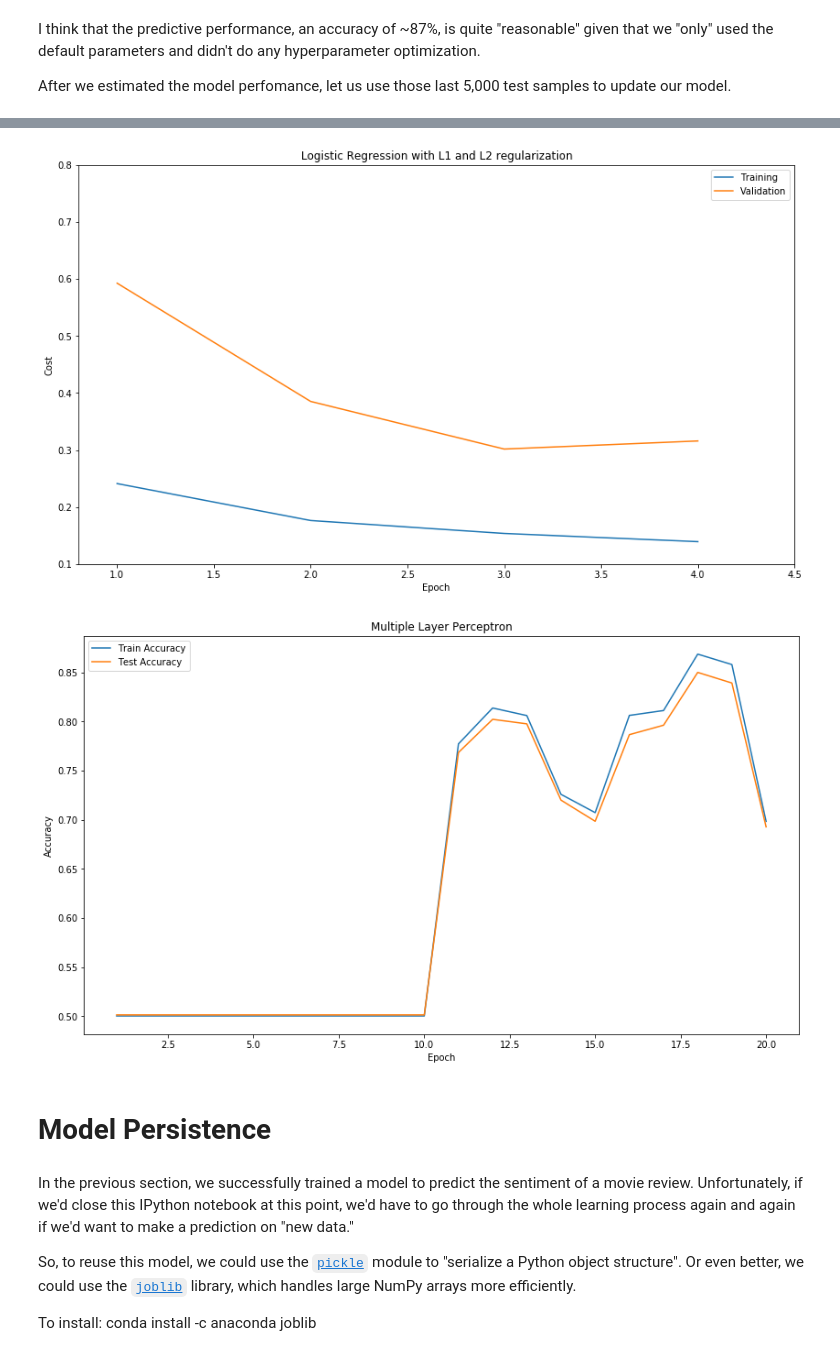
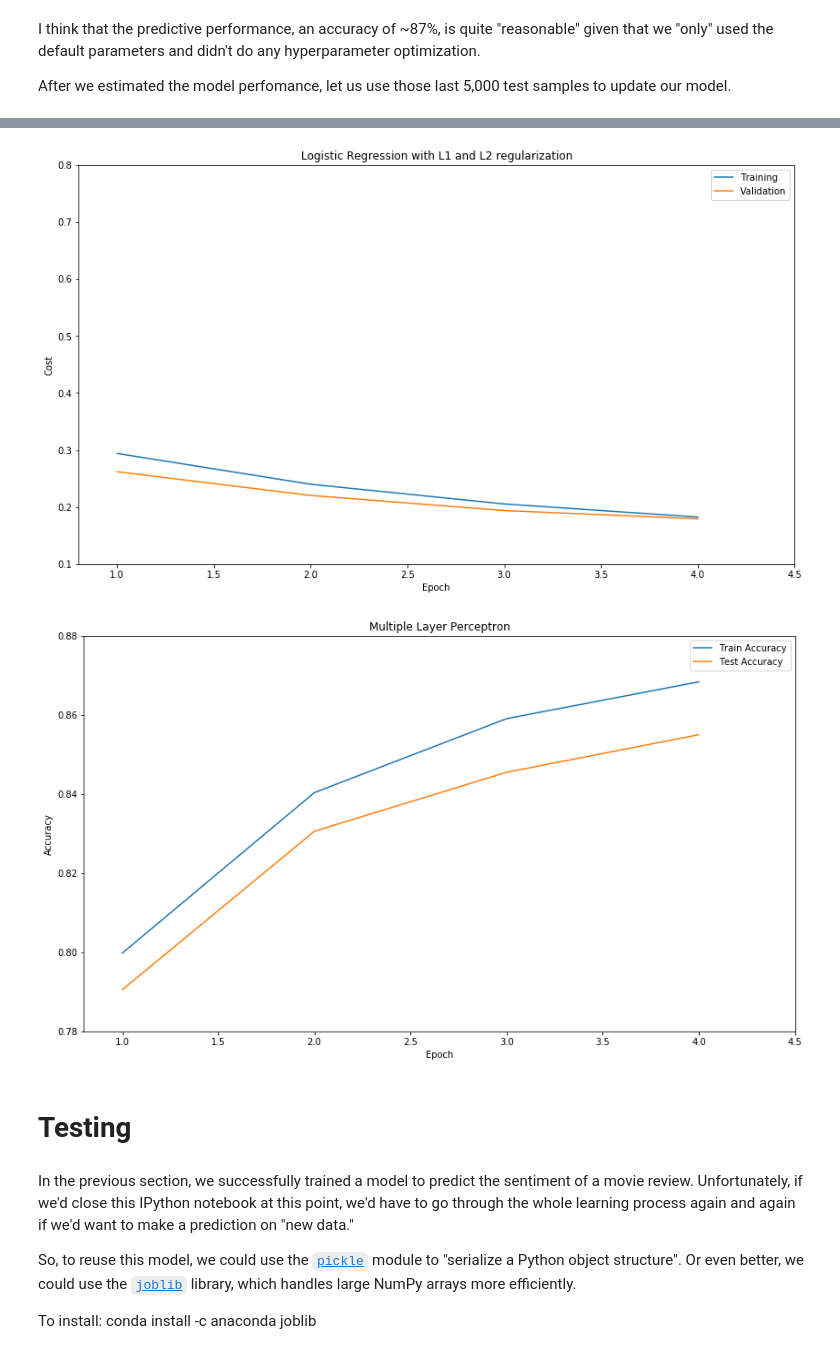
Before and after one commit to bsharma2/mlp-sentiment-analysis, a Jupyter notebook: NeuralNetworksSemana3.ipynb, the cells around one changed output, grey strips where cells are left out. Drawn from its saved outputs; the diff is of its cells as text; code cells hidden in the pictures.

```diff
--- a/NeuralNetworksSemana3.ipynb
+++ b/NeuralNetworksSemana3.ipynb
@@ -479,9 +509,6 @@ class Multilayer:
         self.b3 = self.b3 - db3 * self.lr
 
         return cost
-# %%
-n, m = X_train.shape
-net  = Multilayer(input_size=m, hid_units1=10, hid_units2=2, lr=5e-4, lambda_1=1e-8, lambda_2=1e-8)
 # %%
 def train_model(X, y, batch1, batch2, iterations, stepplot):
 
@@ -585,26 +631,31 @@ plt.show()
 # %%
-ep = np.arange(1, it + 1, 1)
+ep = np.arange(1, its + 1, 1)
 
+train_epoch = history['loss_epoch']
+valid_epoch = history['loss_valid']
 fig, ax = plt.subplots(figsize=(14, 8))
 l1 , l2   = ax.plot(ep, train_epoch, ep, valid_epoch)
 ax.set(xlabel='Epoch', ylabel='Cost', title='Logistic Regression with L1 and L2 regularization')
-ax.axis([0.8, 4 + 0.5, 0.1, 0.8])
+ax.axis([0.8, its + 0.5, 0.1, 0.8])
 plt.legend([l1, l2],["Training","Validation"])
 plt.show()
 # %% [output]
-[figure, old version]
+[figure, new version]
 # %%
 fig, ax = plt.subplots(figsize=(14, 8))
 
+acc_train_epoch = history['acc_train']
+acc_test_epoch  = history['acc_test']
+
 l3, l4  = ax.plot(ep, acc_train_epoch, ep, acc_test_epoch)
 ax.set(xlabel='Epoch', ylabel='Accuracy', title='Multiple Layer Perceptron')
-
+ax.axis([0.8, its + 0.5, 0.78, 0.88])
 plt.legend([l3, l4],["Train Accuracy", "Test Accuracy"])
 plt.show()
 # %% [output]
-[figure, old version]
+[figure, new version]
-# %% [markdown]
-# Model Persistence
+# %% [markdown]
+# Testing
 # %% [markdown]
 In the previous section, we successfully trained a model to predict the sentiment of a movie review. Unfortunately, if we'd close this IPython notebook at this point, we'd have to go through the whole learning process again and again if we'd want to make a prediction on "new data."
 
```
Also changed, not shown: parts of 10 cells of this notebook, 1 other file.
